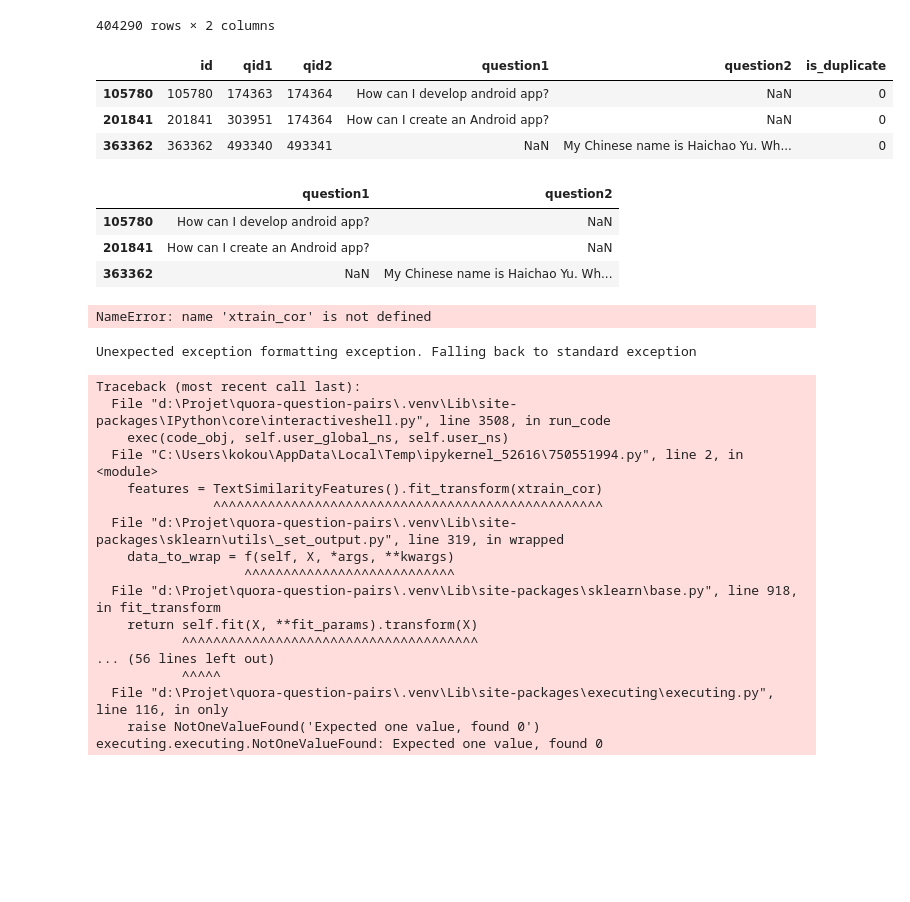
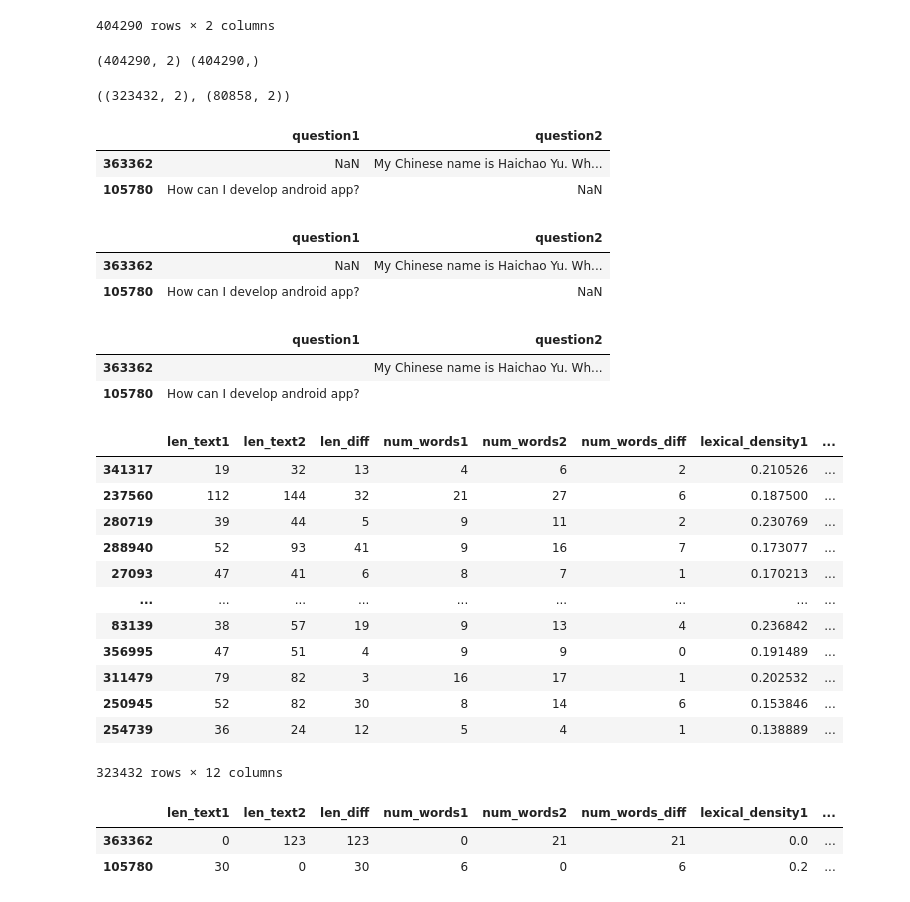
Before and after one commit to AmoussouKokou/quora-question-pairs, a Jupyter notebook: src/exploration_data/Untitled-1.ipynb, the cells around one changed output. Saved outputs shown, nothing was run; the diff lists cells and outputs as text; code cells hidden in the pictures; blank space fills up the shorter version.

```diff
--- a/src/exploration_data/Untitled-1.ipynb
+++ b/src/exploration_data/Untitled-1.ipynb
@@ -103,23 +103,31 @@ xtrain[["question1", "question2"]]
 | 404288 | What is the approx annual cost of... | I am having little hairfall probl... |
 | 404289 | What is like to have sex with cou... | What is it like to have sex with ... |
 404290 rows × 2 columns
+# %%
+from sklearn.model_selection import train_test_split
+
+X = xtrain[['question1', 'question2']]
+y = xtrain.is_duplicate
+print(X.shape, y.shape)
+X_train, X_test, y_train, y_test = train_test_split(X, y, test_size=0.2, random_state=42, stratify=y)
+train = pd.concat([y_train, X_train], axis=1)
+test = pd.concat([y_test, X_test], axis=1)
+
+X_train.shape, X_test.shape
+# %% [output]
+(404290, 2) (404290,)
+((323432, 2), (80858, 2))
 # %%
-xtrain.loc[xtrain.question1.isna() | xtrain.question2.isna(), :]
+X_train.loc[X_train.question1.isna() | X_train.question2.isna(), :]
 # %% [output]
-|  | id | qid1 | qid2 | question1 | question2 | is_duplicate |
-| 105780 | 105780 | 174363 | 174364 | How can I develop android app? | NaN | 0 |
-| 201841 | 201841 | 303951 | 174364 | How can I create an Android app? | NaN | 0 |
-| 363362 | 363362 | 493340 | 493341 | NaN | My Chinese name is Haichao Yu. Wh... | 0 |
+|  | question1 | question2 |
+| 363362 | NaN | My Chinese name is Haichao Yu. Wh... |
+| 105780 | How can I develop android app? | NaN |
 # %%
-xtrain.loc[xtrain.question1.isna() | xtrain.question2.isna(), ['question1',	'question2']]
+X_train.loc[X_train.question1.isna() | X_train.question2.isna(), ['question1',	'question2']]
 # %% [output]
 |  | question1 | question2 |
+| 363362 | NaN | My Chinese name is Haichao Yu. Wh... |
 | 105780 | How can I develop android app? | NaN |
-| 201841 | How can I create an Android app? | NaN |
-| 363362 | NaN | My Chinese name is Haichao Yu. Wh... |
-# %%
-xtrain_cor.iloc[[105780, 201841, 363362]]
-# %% [output]
-NameError: name 'xtrain_cor' is not defined
 # %%
 from src.data_cleaning.missing_text_imputer2 import MissingTextImputer
@@ -130,23 +135,30 @@ xtrain_cor = MissingTextImputer().fit_transform(
+# %%
+X_train_cor.loc[[363362, 105780]]
+# %% [output]
+|  | question1 | question2 |
+| 363362 |  | My Chinese name is Haichao Yu. Wh... |
+| 105780 | How can I develop android app? |  |
 # %%
 from src.features_extraction.text_similarity_features3 import TextSimilarityFeatures
-features = TextSimilarityFeatures().fit_transform(xtrain_cor)
+features = TextSimilarityFeatures().fit_transform(X_train_cor)
 features
 # %% [output]
+|  | len_text1 | len_text2 | len_diff | num_words1 | num_words2 | num_words_diff | lexical_density1 | ... |
+| 341317 | 19 | 32 | 13 | 4 | 6 | 2 | 0.210526 | ... |
+| 237560 | 112 | 144 | 32 | 21 | 27 | 6 | 0.187500 | ... |
+| 280719 | 39 | 44 | 5 | 9 | 11 | 2 | 0.230769 | ... |
+| 288940 | 52 | 93 | 41 | 9 | 16 | 7 | 0.173077 | ... |
+| 27093 | 47 | 41 | 6 | 8 | 7 | 1 | 0.170213 | ... |
+| ... | ... | ... | ... | ... | ... | ... | ... | ... |
+| 83139 | 38 | 57 | 19 | 9 | 13 | 4 | 0.236842 | ... |
+| 356995 | 47 | 51 | 4 | 9 | 9 | 0 | 0.191489 | ... |
+| 311479 | 79 | 82 | 3 | 16 | 17 | 1 | 0.202532 | ... |
+| 250945 | 52 | 82 | 30 | 8 | 14 | 6 | 0.153846 | ... |
+| 254739 | 36 | 24 | 12 | 5 | 4 | 1 | 0.138889 | ... |
-Unexpected exception formatting exception. Falling back to standard exception
+323432 rows × 12 columns
-Traceback (most recent call last):
-  File "d:\Projet\quora-question-pairs\.venv\Lib\site-packages\IPython\core\interactiveshell.py", line 3508, in run_code
-    exec(code_obj, self.user_global_ns, self.user_ns)
-  File "C:\Users\kokou\AppData\Local\Temp\ipykernel_52616\750551994.py", line 2, in <module>
-    features = TextSimilarityFeatures().fit_transform(xtrain_cor)
-               ^^^^^^^^^^^^^^^^^^^^^^^^^^^^^^^^^^^^^^^^^^^^^^^^^^
-  File "d:\Projet\quora-question-pairs\.venv\Lib\site-packages\sklearn\utils\_set_output.py", line 319, in wrapped
-    data_to_wrap = f(self, X, *args, **kwargs)
-                   ^^^^^^^^^^^^^^^^^^^^^^^^^^^
-  File "d:\Projet\quora-question-pairs\.venv\Lib\site-packages\sklearn\base.py", line 918, in fit_transform
-    return self.fit(X, **fit_params).transform(X)
-           ^^^^^^^^^^^^^^^^^^^^^^^^^^^^^^^^^^^^^^
-... (56 lines left out)
-           ^^^^^
-  File "d:\Projet\quora-question-pairs\.venv\Lib\site-packages\executing\executing.py", line 116, in only
-    raise NotOneValueFound('Expected one value, found 0')
-executing.executing.NotOneValueFound: Expected one value, found 0
+# %%
+features.loc[[363362, 105780]]
+# %% [output]
+|  | len_text1 | len_text2 | len_diff | num_words1 | num_words2 | num_words_diff | lexical_density1 | ... |
+| 363362 | 0 | 123 | 123 | 0 | 21 | 21 | 0.0 | ... |
+| 105780 | 30 | 0 | 30 | 6 | 0 | 6 | 0.2 | ... |
```
Also changed, not shown: parts of 1 cell of this notebook, 3 other files.
